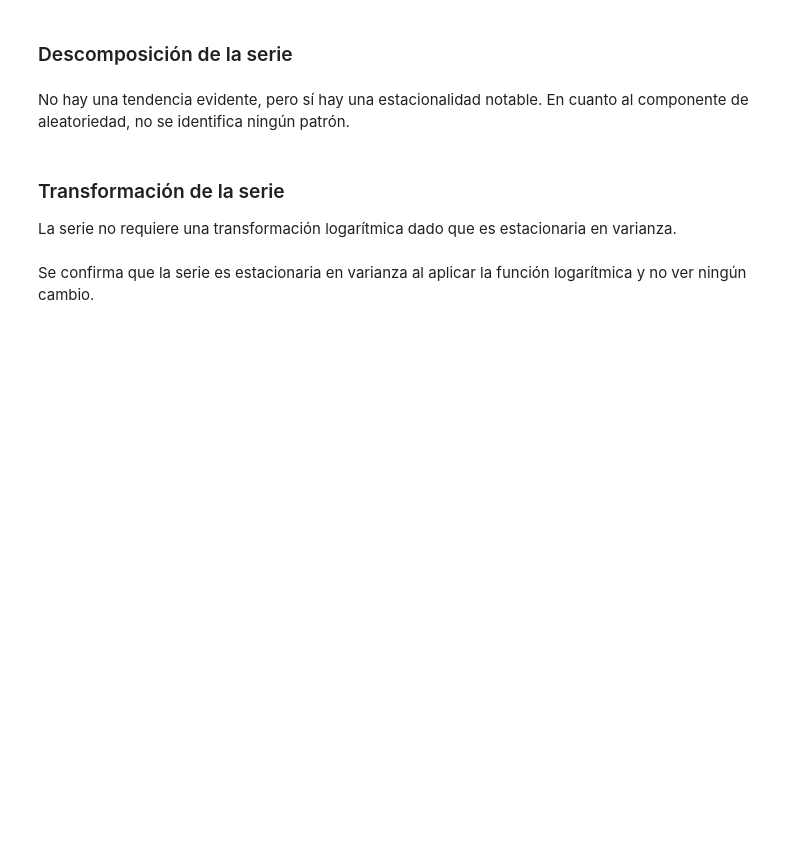
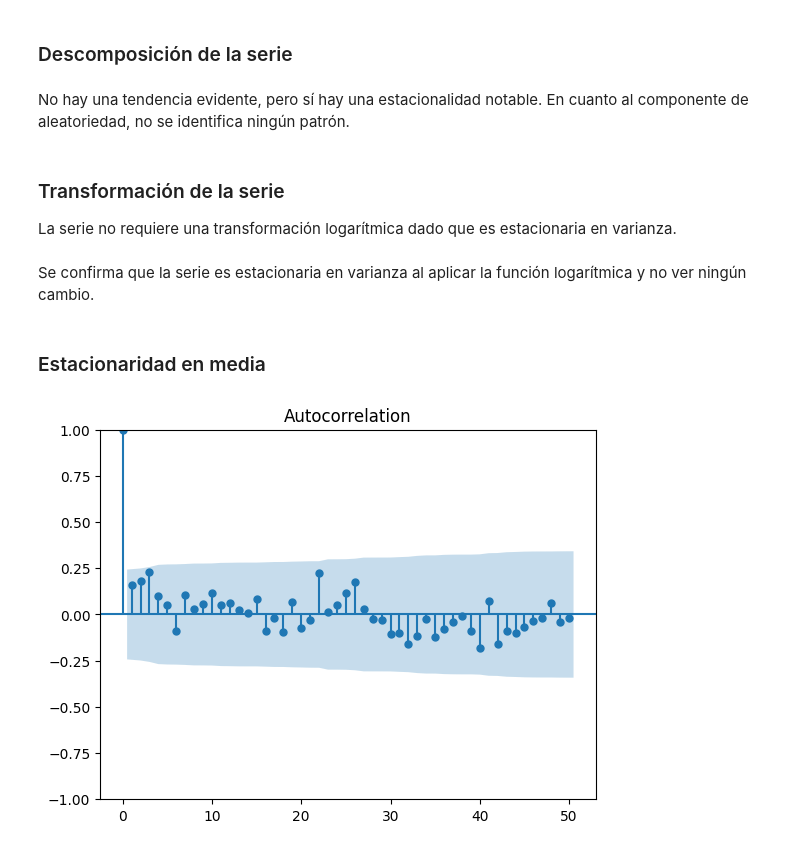
Before and after one commit to MGonza20/Lab2_DataScience, a Jupyter notebook: importaciones.ipynb, the cells around one changed output. Saved outputs shown, nothing was run; the diff lists cells and outputs as text; code cells hidden in the pictures; blank space fills up the shorter version.

Commit message:
Estacionaridad en media - importaciones

```diff
--- a/importaciones.ipynb
+++ b/importaciones.ipynb
@@ -161,11 +162,19 @@ No hay una tendencia evidente, pero sí hay una estacionalidad notable. En cuant
 ### Transformación de la serie
 La serie no requiere una transformación logarítmica dado que es estacionaria en varianza.
 # %%
-data_dba['diesel_log'] = np.log(data_dba['diesel_bajo_azufre'])
-data_dba_log = px.line(data_dba, x='fecha', y='diesel_log', labels={'diesel_log': 'Log de Cantidad de diesel Bajo Azufre'}, title='Log Diesel Bajo Azufre por mes', markers=True)
+data_dba['diesel_bajo_azufre_log'] = np.log(data_dba['diesel_bajo_azufre'])
 
-data_dba_log.update_xaxes(tickvals=tickvals, tickformat="%b-%Y", title_text='Mes-Año', ticktext=ticktext)
-data_dba_log.update_traces(line=dict(width=2.5))
-data_dba_log.show()
+fig = px.line(data_dba, x='fecha', y='diesel_bajo_azufre', labels={'diesel_bajo_azufre': 'Cantidad de Diesel Bajo Azufre'}, title='Diesel Bajo Azufre y su Transformación Logarítmica por Mes', markers=True)
+fig.add_scatter(x=data_dba['fecha'], y=data_dba['diesel_bajo_azufre'], mode='lines', name='Diesel Bajo Azufre con tranformación logarítmica')
+fig.show()
 # %% [markdown]
 Se confirma que la serie es estacionaria en varianza al aplicar la función logarítmica y no ver ningún cambio.
+# %% [markdown]
+### Estacionaridad en media
+# %%
+# grafico de autocorrelacion
+from statsmodels.graphics.tsaplots import plot_acf
+plot_acf(data_dba['diesel_bajo_azufre'], lags=50)
+plt.show()
+# %% [output]
+[figure, added]
```
Also changed, not shown: parts of 4 cells of this notebook.
